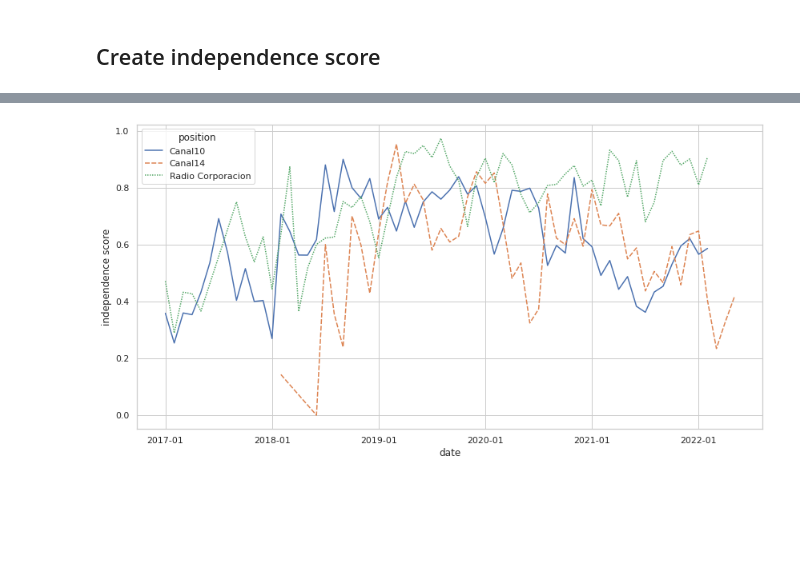
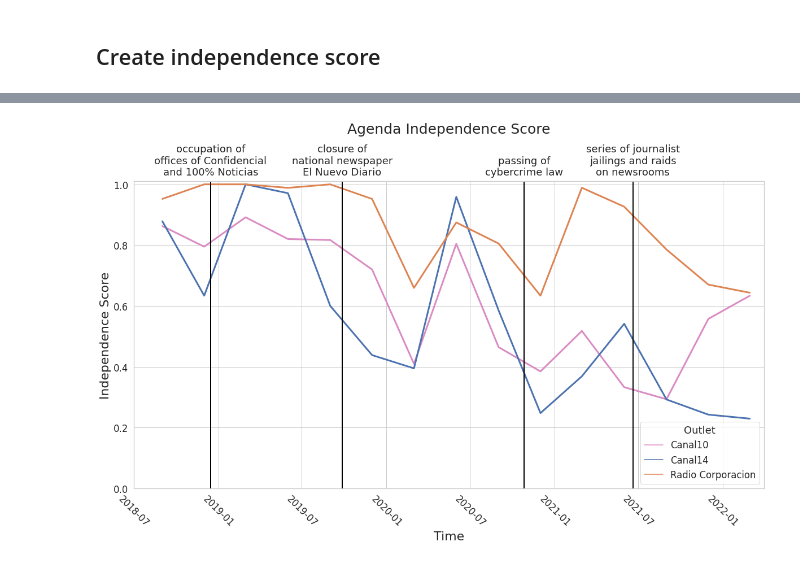
Before and after one commit to hbarnehl/thesis, a Jupyter notebook: Jupyter Notebooks/Visualisations Topic Prevalences.ipynb, the cells around one changed output, grey strips where cells are left out. Drawn from its saved outputs; the diff is of its cells as text; code cells hidden in the pictures; blank space fills up the shorter version.

```diff
--- a/Jupyter Notebooks/Visualisations Topic Prevalences.ipynb
+++ b/Jupyter Notebooks/Visualisations Topic Prevalences.ipynb
@@ -125,19 +152,0 @@ sns.set_theme(style = 'whitegrid', font_scale=1)
-# %%
-df["date"] = df["year_month"]
-df_agg = (df.loc[df["date"] > "2017"]
-          .groupby(["position", "date"])
-          .agg("mean")
-          .reset_index())
-# %%
-relevant_cols = ['1 Corona Cases',
- '3 Victims (of accidents)',
- '5 Foreign Relations',
- '11 Business, Public Projects',
- '12 Legal Cases (against opposition)',
- '13 Police, Detentions, Protests',
- '14 Vaccines',
- '17 Elections, Parties',
- '19 Welfare, State-Citizen Interactions',
- '21 Press and Censorship',
- '24 Human Rights, Protests',
- '27 Conflict with OAS']
@@ -197,4 +181,11 @@ ax.set_xticks(["2017-01", "2018-01", "2019-01", "2020-01", "2021-01", "2022-01"]
 # %%
+##################################################
+# Choose option for independence score calculation
+
+# "no weights", "NAN", or "weights"
+option = "weights"
+##################################################
+
 # create separate wide df for each topic
 topic_dfs = {}
 for x in relevant_cols:
@@ -207,14 +198,33 @@ for x in relevant_cols:
     dfx["canal14_ind"] = ((dfx["Canal14"]-dfx["regime"])/(dfx["opposition"]-dfx["regime"])).clip(0, 1)
     dfx["Radio Corporacion_ind"] = ((dfx["Radio Corporacion"]-dfx["regime"])/(dfx["opposition"]-dfx["regime"])).clip(0, 1)
 
-# make independence scores NA if there is no substantive difference between regime and opposition
-# the idea is that independence can only exist if the topic is relevant at the time to regime legitimation
-# e.g. corona did not exist in 2018, so difference in the topic in that year should not factor into the
-# calculation of the independence of an outlet for that year
+    if option == "no weights":
+        None
+    elif option == "NAN":
 
-    dfx["canal10_ind"] = dfx["canal10_ind"].where(((dfx["regime"]-dfx["opposition"])**2)**0.5 > 0.015 , np.nan)
-    dfx["canal14_ind"] = dfx["canal14_ind"].where(((dfx["regime"]-dfx["opposition"])**2)**0.5 > 0.015 , np.nan)
-    dfx["Radio Corporacion_ind"] = dfx["Radio Corporacion_ind"].where(((dfx["regime"]-dfx["opposition"])**2)**0.5 > 0.015 , np.nan)
+        # make independence scores NA if there is no substantive difference between regime and opposition
+        # the idea is that independence can only exist if topic is relevant at the time to regime legitimation
+        # e.g. corona did not exist in 2018, so difference in the topic in that year should not factor into the
+        # calculation of the independence of an outlet for that year
+        dfx["canal10_ind"] = (dfx["canal10_ind"]
+                              .where(((dfx["regime"]-dfx["opposition"])**2)**0.5 > 0.015, np.nan))
+        dfx["canal14_ind"] = (dfx["canal14_ind"]
+                              .where(((dfx["regime"]-dfx["opposition"])**2)**0.5 > 0.015 , np.nan))
+        dfx["Radio Corporacion_ind"] = (dfx["Radio Corporacion_ind"]
+                                        .where(((dfx["regime"]-dfx["opposition"])**2)**0.5 > 0.015 , np.nan))
+
+    elif option == "weights":
+
+        # create weight variable, so that it is 1 when there is a .1 difference in topic prevalence between regime
+        # and opposition. That is about as distant as it gets.
+        dfx["weight"] = ((dfx["regime"]-dfx["opposition"])**2)**0.5
+        dfx["weight"].where(dfx["weight"] > 0.013 , np.nan, inplace = True)
+        dfx["weight"] = dfx["weight"]*20
+
+        # applying weights to independence scores
+        dfx["canal10_ind"] = dfx["canal10_ind"]*dfx["weight"]
+        dfx["canal14_ind"] = dfx["canal14_ind"]*dfx["weight"]
+        dfx["Radio Corporacion_ind"] = dfx["Radio Corporacion_ind"]*dfx["weight"]
 
 # save in dictionary
     topic_dfs.update({x:dfx})
@@ -236,8 +246,33 @@ df_ind = pd.melt(df_ind,
         var_name = "topic")
 
 # aggregate per outlet
-df_final = df_ind.groupby(["position", "date"]).agg("mean") .reset_index()
+df_final = df_ind.groupby(["position", "date"]).agg("mean").reset_index()
 
-ax = sns.lineplot(data = df_final, x="date", y="independence score", style="position", hue="position")
-ax.set_xticks(["2017-01", "2018-01", "2019-01", "2020-01", "2021-01", "2022-01"])
+df_final["independence score"].clip(0, 1, inplace = True)
+
+#df_final.date = df_final["date"].apply(lambda x: (pd.Period.to_timestamp(x) - datetime.datetime(2017,1,1)).days)
+
+sns.lineplot(data = df_final, x="date", y="independence score", hue="position",
+             palette=palette, linewidth = 3)
+
+# add event lines and annotations
+for x in range(len(events)):
+    plt.axvline(events[x][0], ymax = 1, linewidth=2, color = "black")
+    plt.annotate(events[x][1], xy=(events[x][0], 1.03), ha='center', annotation_clip=False)
+
+
+# set plot title
+plt.title("Agenda Independence Score", fontsize = 25, pad = 85)
+# rotate x-ticks by 315 degrees
+plt.xticks(rotation=315)
+# set x axis limits
+plt.xlim(pd.to_datetime("2018-07-01"), pd.to_datetime("2022-04-01"))
+# set y axis limits
+plt.ylim(0, 1.01)
+# set axis names
+plt.xlabel("Time", fontsize = 22)
+plt.ylabel("Independence Score", fontsize = 22)
+plt.legend(title = "Outlet")
+# save figure
+plt.savefig(figureloc+f'agenda_{agg_level}.png', bbox_inches="tight")
 # %% [output]
@@ -250 +279 @@ ax.set_xticks(["2017-01", "2018-01", "2019-01", "2020-01", "2021-01", "2022-01"]
-[figure, old version]
+[figure, new version]
```
Also changed, not shown: parts of 26 cells of this notebook, 8 other files.
